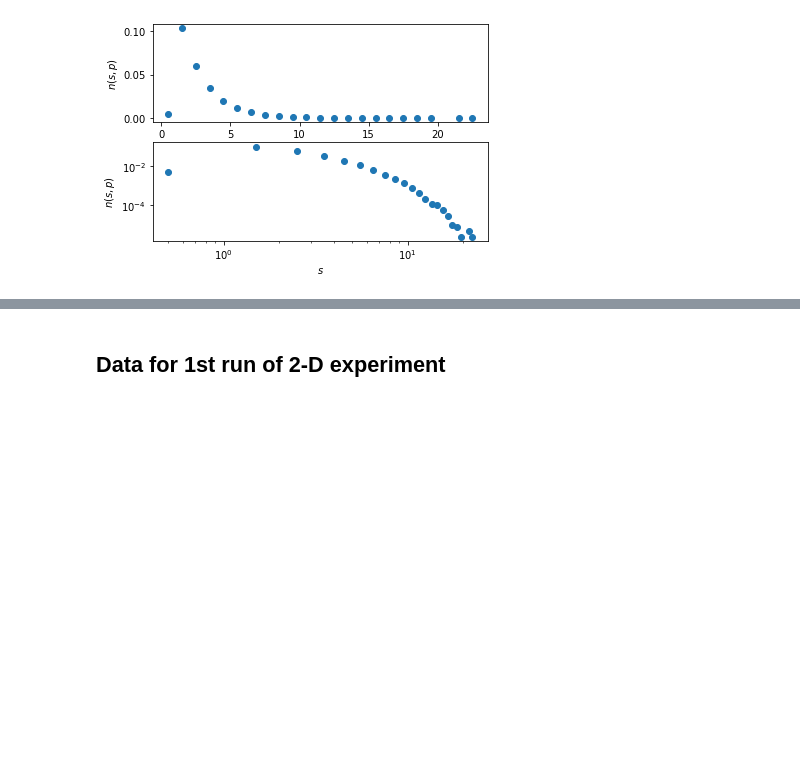
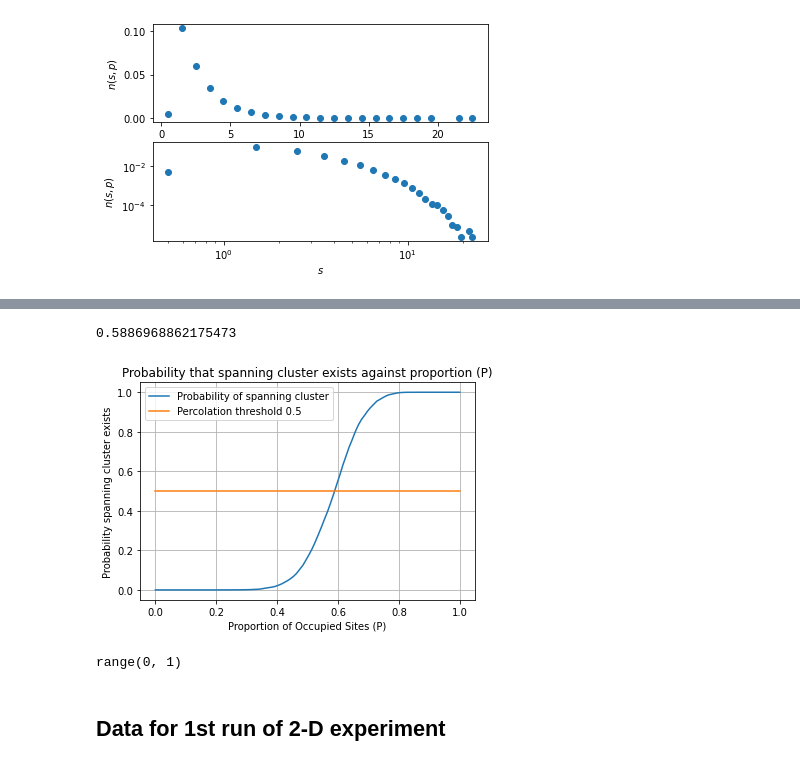
Before and after one commit to Rtk100/Physics-Lab-Python-code, a Jupyter notebook: PHYC30320 Percolation code.ipynb, the cells around one changed output, grey strips where cells are left out. Saved outputs shown, nothing was run; the diff lists cells and outputs as text; code cells hidden in the pictures; blank space fills up the shorter version.

Commit message:
Simplifying Malthe's code to suit my 2d experiment

```diff
--- a/PHYC30320 Percolation code.ipynb
+++ b/PHYC30320 Percolation code.ipynb
@@ -103,3 +122,67 @@ ValueError: x and y must have same first dimension, but have shapes (100,) and (
+# %%
+# Percolation threshold numerical calculation for 2-d lattice.
+
+# Code Developed by Anders Malthe-Sorensson, University of Oslo
+
+# This code creates a graph of the probability that a spanning cluster is
+## present versus the proportion P for a 2D lattice of known size LL.
+
+from pylab import *
+from scipy.ndimage import measurements
+
+# Defining the 2D lattice as being 10x10 squares big
+LL = 10
+
+p = linspace(0,1,100) # Defining all proportion values
+
+nx = len(p)
+Ni = zeros((nx,1),float)
+
+# Pi will become the Probabilities that a spanning cluster exists
+Pi = zeros((nx,1),float)
+
+for element in range(1):
+    N = int(2000*25/LL)
+    for i in range(N):
+        z = rand(LL,LL)     # Random site coordinate in lattice
+        for ip in range(nx):
+            m = z<p[ip]
+            lw, num = measurements.label(m)
+            perc_x = intersect1d(lw[0,:],lw[-1,:]) # Testing using intersect
+            perc = perc_x[where(perc_x>0)]
+            if (len(perc)>0):
+                Ni[ip,element] = Ni[ip,element] + 1
+    Pi[:,element] = Ni[:,element]/N
+
+    # Finding Pc which equals the P value that gives Probability of spanning cluster of 0.5
+    print(np.interp(0.5,Pi[:,element],p)) # This Prints the x value that gives y = 0.5
+
+
+
+ # Creating graph
+for element in range(1):
+    lab = "$L="+str(LL)+"$"
+    plot(p,Pi[:,element],label=lab)
+    ylabel("Probability spanning cluster exists")
+    xlabel("Proportion of Occupied Sites (P)")
+    plt.title("Probability that spanning cluster exists against proportion (P)")
+    plt.grid(True)
+
+
+
+
+# Plotting the line that intersects the curve at the point (Pc, 0.5)
+plt.plot([0,1],[0.5,0.5])
+
+legend(["Probability of spanning cluster","Percolation threshold 0.5"])
+plt.savefig("spanning_cluster_graph.png", dpi=100)
+# %% [output]
+0.5886968862175473
+[figure, added]
+# %%
+print(range(1))
+# %% [output]
+range(0, 1)
 # %%
 import numpy as np
 import matplotlib.pyplot as plt
```
Also changed, not shown: parts of 1 cell of this notebook, 1 other file.
